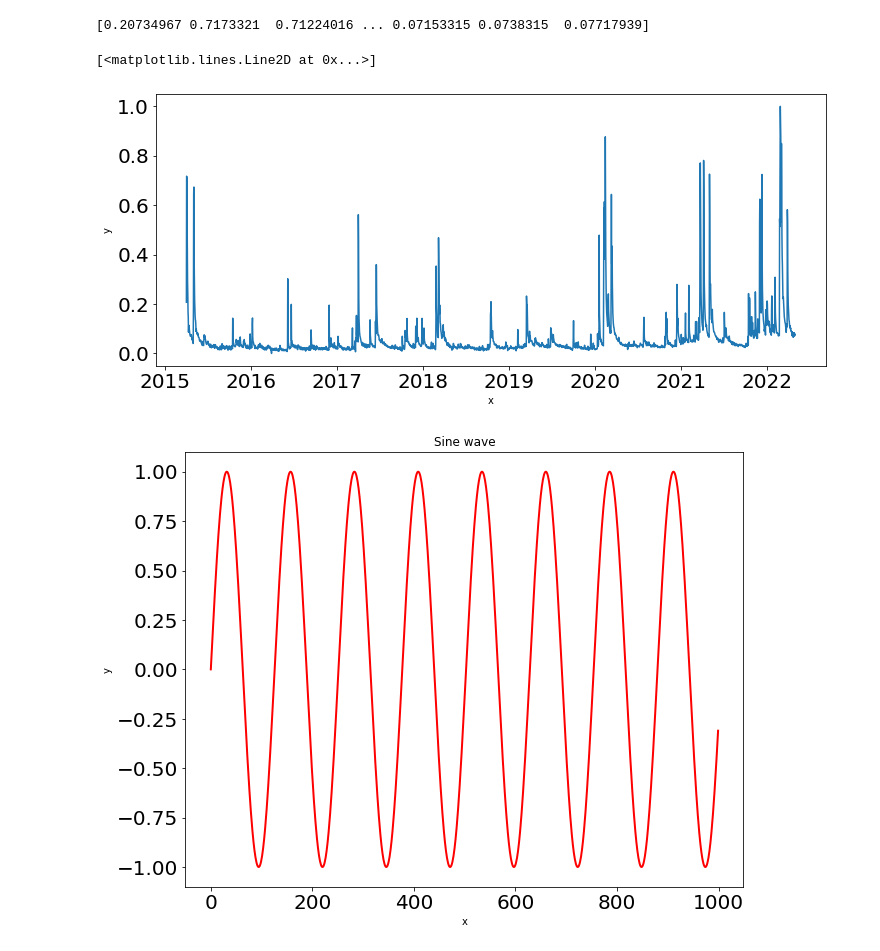
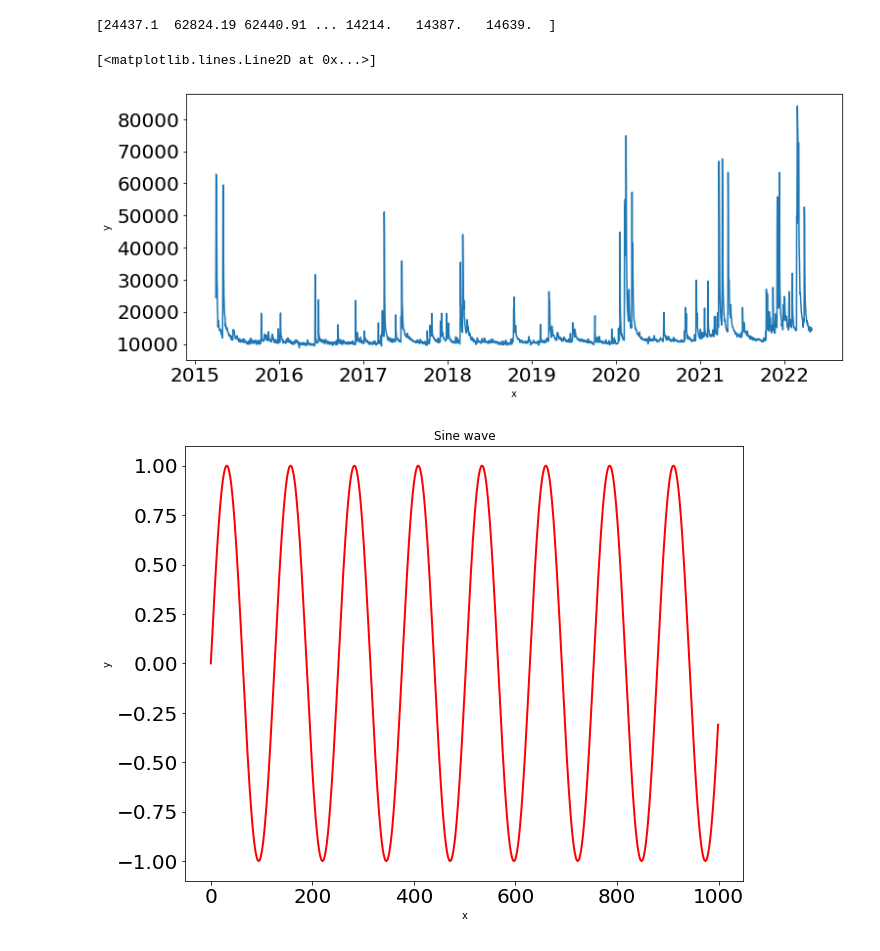
Before and after one commit to StuartNg/Predicting-STP-Inflows, a Jupyter notebook: LSTM_PyTorch v2.ipynb, the cells around one changed output. Saved outputs shown, nothing was run; the diff lists cells and outputs as text; code cells hidden in the pictures.

```diff
--- a/LSTM_PyTorch v2.ipynb
+++ b/LSTM_PyTorch v2.ipynb
@@ -24,37 +24,33 @@ RED_BOM['Date'] = pd.to_datetime(RED_BOM[['Year','Month','Day']])
 RED_BOM.set_index('Date',inplace=True)
 RED_BOM.drop(['Year','Month','Day', 'Period over which rainfall was measured (days)', 'Quality'], axis=1, inplace=True)
 
 RED_BOM.rename(columns = {'Rainfall amount (millimetres)': 'Rainfall'},inplace=True)
 RED_BOM.dropna(inplace=True)
 
 # Combine the RED_BOM and RED_obs into one df
 
 df = RED_obs.join(RED_BOM, lsuffix='_obs', rsuffix='_BOM') # Left Join on RED_obs
 df['Rainfall_BOM'].fillna(method='ffill', inplace=True)
 df.dropna(inplace=True)
 
 
 # Create generic x, y from flows
 dates = df.index.values
 N = len(df['Inflow'])
 x = df.index.values
 y = df['Inflow'].values.astype(np.float32)
-# y = np.log(y)
-
-# normalise y
-y = (y- min(y))/(max(y)-min(y))
 
 print(y)
 
 plt.figure(figsize=(12,5))
 plt.xlabel("x")
 plt.ylabel("y")
 plt.xticks(fontsize=20)
 plt.yticks(fontsize=20)
 
 plt.plot(x, y)
 # %% [output]
-[0.20734967 0.7173321  0.71224016 ... 0.07153315 0.0738315  0.07717939]
+[24437.1  62824.19 62440.91 ... 14214.   14387.   14639.  ]
 [<matplotlib.lines.Line2D at 0x...>]
-[figure, old version]
+[figure, new version]
 # %%
```
Also changed, not shown: parts of 7 cells of this notebook, 26 other files.
